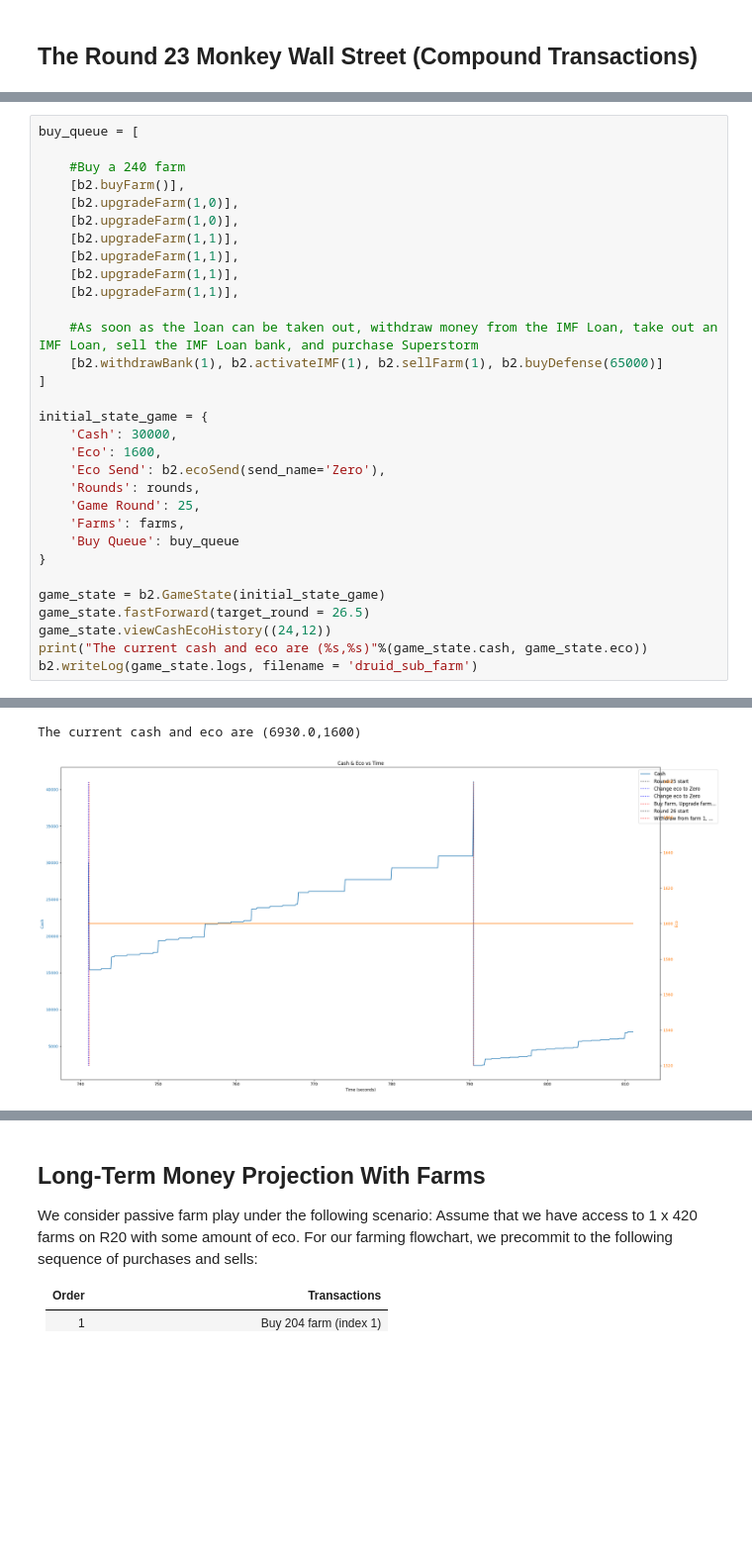
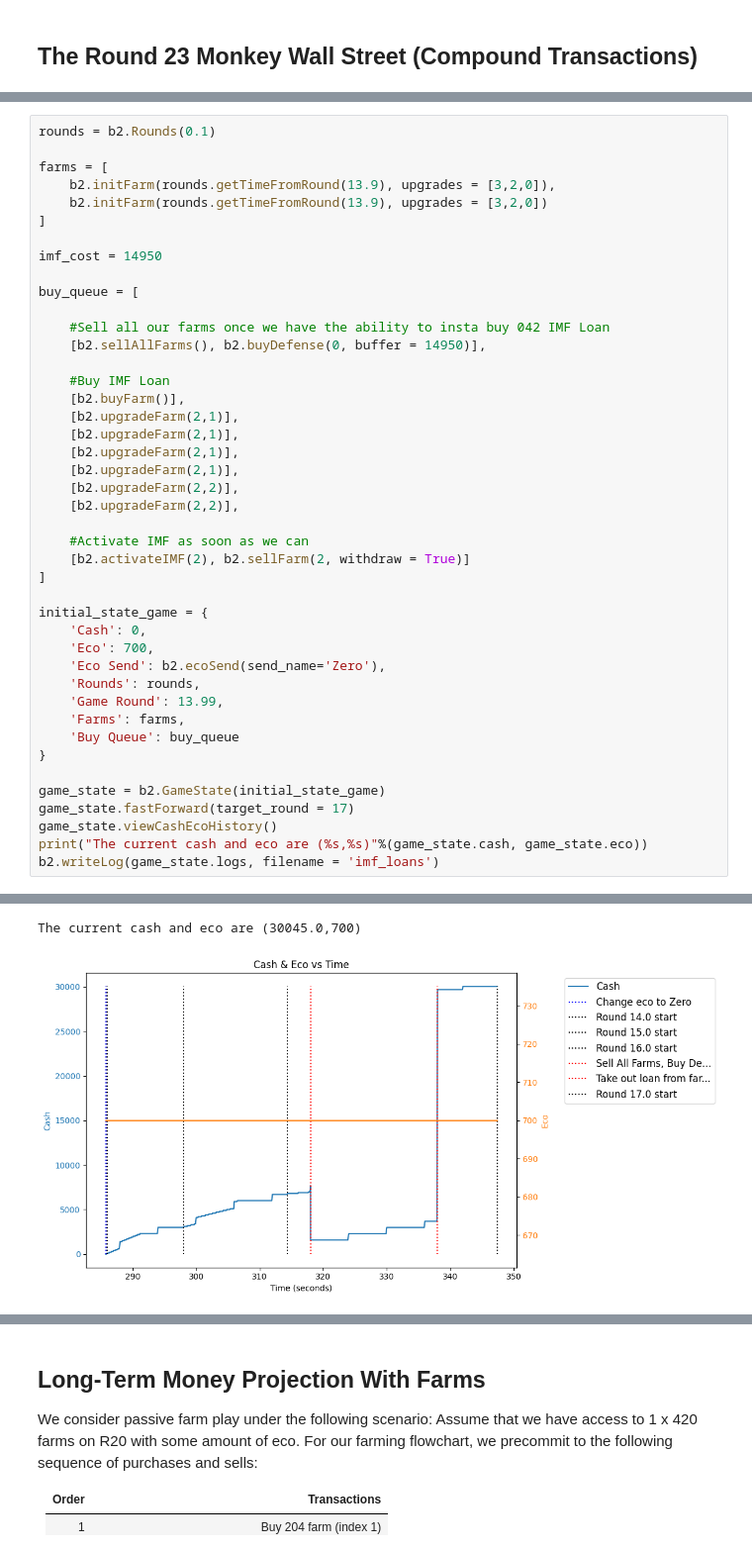
Before and after one commit to redlaserbmBTD/BTDB2_SIMULATOR, a Jupyter notebook: tutorials/5_farms.ipynb, the cells around one changed output, grey strips where cells are left out. Shown at 99% size. Saved outputs shown, nothing was run; the diff lists cells and outputs as text; blank space fills up the shorter version.

```diff
--- a/tutorials/5_farms.ipynb
+++ b/tutorials/5_farms.ipynb
@@ -117,33 +109,45 @@ You'll notice that I grouped these into one single item within the buy queue. Th
 # %%
+rounds = b2.Rounds(0.1)
+
+farms = [
+    b2.initFarm(rounds.getTimeFromRound(13.9), upgrades = [3,2,0]),
+    b2.initFarm(rounds.getTimeFromRound(13.9), upgrades = [3,2,0])
+]
+
+imf_cost = 14950
+
 buy_queue = [
 
-    #Buy a 240 farm
+    #Sell all our farms once we have the ability to insta buy 042 IMF Loan
+    [b2.sellAllFarms(), b2.buyDefense(0, buffer = 14950)],
+
+    #Buy IMF Loan
     [b2.buyFarm()],
-    [b2.upgradeFarm(1,0)],
-    [b2.upgradeFarm(1,0)],
-    [b2.upgradeFarm(1,1)],
-    [b2.upgradeFarm(1,1)],
-    [b2.upgradeFarm(1,1)],
-    [b2.upgradeFarm(1,1)],
+    [b2.upgradeFarm(2,1)],
+    [b2.upgradeFarm(2,1)],
+    [b2.upgradeFarm(2,1)],
+    [b2.upgradeFarm(2,1)],
+    [b2.upgradeFarm(2,2)],
+    [b2.upgradeFarm(2,2)],
 
-    #As soon as the loan can be taken out, withdraw money from the IMF Loan, take out an IMF Loan, sell the IMF Loan bank, and purchase Superstorm
-    [b2.withdrawBank(1), b2.activateIMF(1), b2.sellFarm(1), b2.buyDefense(65000)]
+    #Activate IMF as soon as we can
+    [b2.activateIMF(2), b2.sellFarm(2, withdraw = True)]
 ]
 
 initial_state_game = {
-    'Cash': 30000,
-    'Eco': 1600,
+    'Cash': 0,
+    'Eco': 700,
     'Eco Send': b2.ecoSend(send_name='Zero'),
     'Rounds': rounds,
-    'Game Round': 25,
+    'Game Round': 13.99,
     'Farms': farms,
     'Buy Queue': buy_queue
 }
 
 game_state = b2.GameState(initial_state_game)
-game_state.fastForward(target_round = 26.5)
-game_state.viewCashEcoHistory((24,12))
+game_state.fastForward(target_round = 17)
+game_state.viewCashEcoHistory()
 print("The current cash and eco are (%s,%s)"%(game_state.cash, game_state.eco))
-b2.writeLog(game_state.logs, filename = 'druid_sub_farm')
+b2.writeLog(game_state.logs, filename = 'imf_loans')
 # %% [output]
 |  | Time | Type | Message |
@@ -160,2 +166,2 @@ b2.writeLog(game_state.logs, filename = 'druid_sub_farm')
-The current cash and eco are (6930.0,1600)
+The current cash and eco are (30045.0,700)
-[figure, old version]
+[figure, new version]
```
Also changed, not shown: parts of 17 cells of this notebook, 30 other files.
